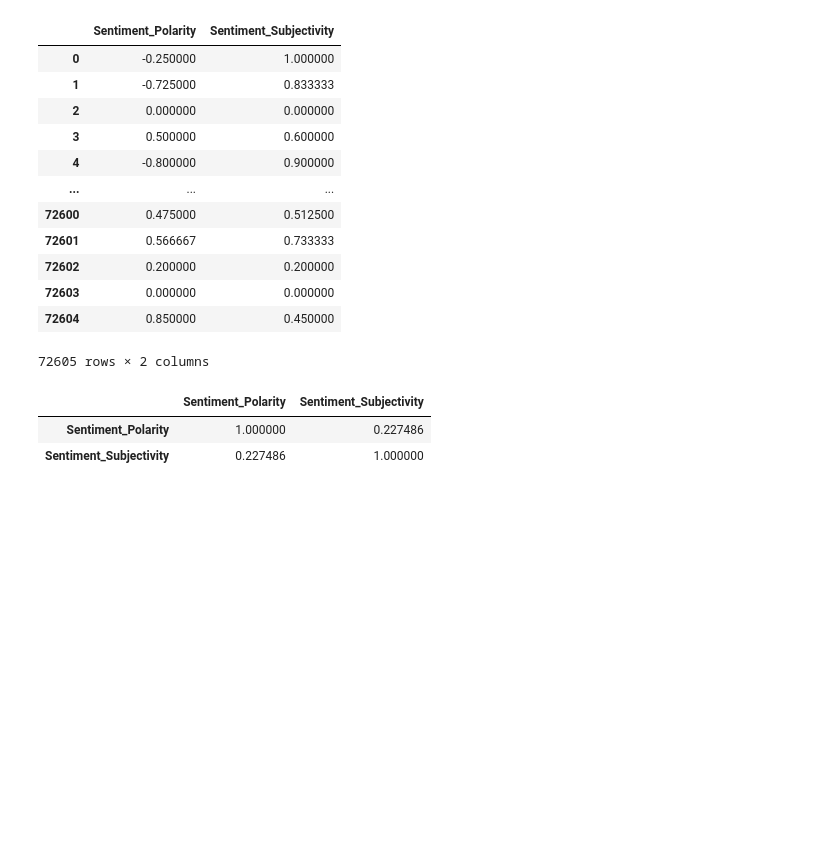
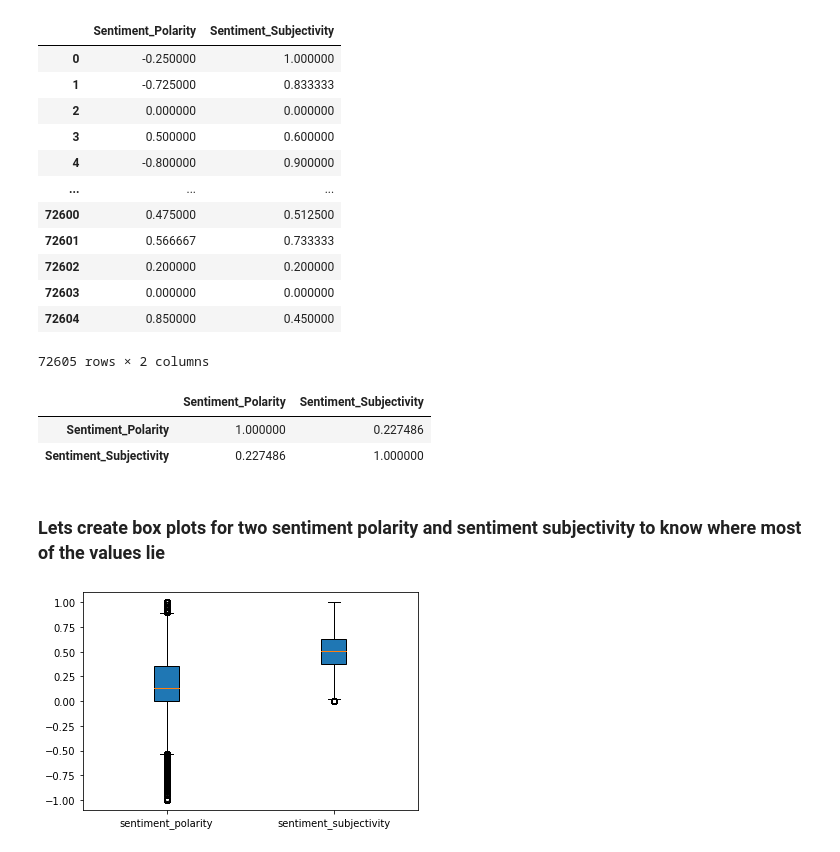
Before and after one commit to Preetirai-tech/Play-Store-App-Review-Analysis, a Jupyter notebook: Play_Store_App_Review_Analysis_Capstone_Project.ipynb, the cells around one changed output. Drawn from its saved outputs; the diff is of its cells as text; code cells hidden in the pictures; blank space fills up the shorter version.

```diff
--- a/Play_Store_App_Review_Analysis_Capstone_Project.ipynb
+++ b/Play_Store_App_Review_Analysis_Capstone_Project.ipynb
@@ -516,3 +516,12 @@ sentiment_df.corr()
 |  | Sentiment_Polarity | Sentiment_Subjectivity |
 | Sentiment_Polarity | 1.000000 | 0.227486 |
 | Sentiment_Subjectivity | 0.227486 | 1.000000 |
+# %% [markdown]
+### **Lets create box plots for two sentiment polarity and sentiment subjectivity to know where most of the values lie**
+# %%
+x = [i for i in sentiment_df['Sentiment_Polarity']]
+y = [i for i in sentiment_df['Sentiment_Subjectivity']]
+plt.boxplot((x,y),patch_artist=True,labels = ['sentiment_polarity','sentiment_subjectivity'])
+plt.show()
+# %% [output]
+[figure, added]
```
